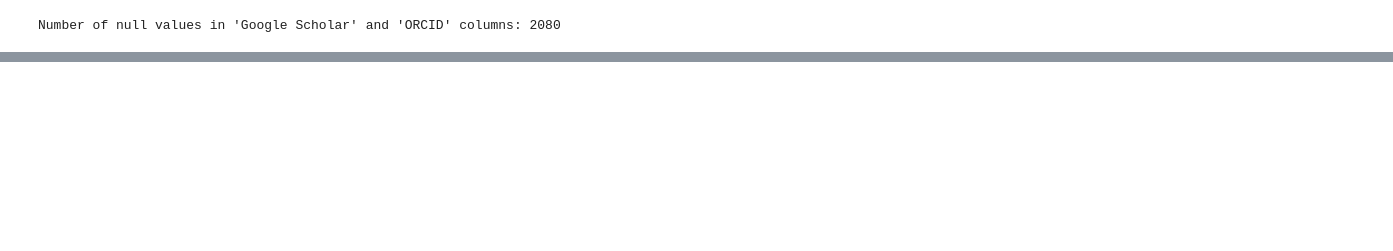
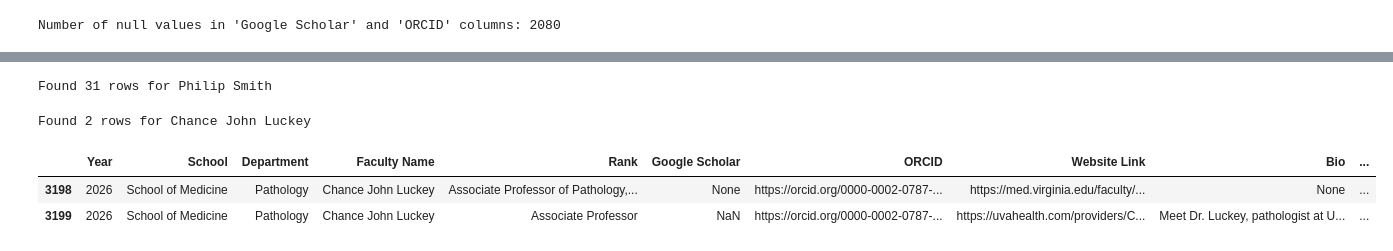
Before and after one commit to annayao0602/institute_network, a Jupyter notebook: department_cleaning.ipynb, the cells around one changed output, grey strips where cells are left out. Drawn from its saved outputs; the diff is of its cells as text; code cells hidden in the pictures; blank space fills up the shorter version.

```diff
--- a/department_cleaning.ipynb
+++ b/department_cleaning.ipynb
@@ -212,0 +218,26 @@ third_scrape.loc[third_scrape['Name'] == 'Christopher M. Moore', 'ORCID'] = '000
+# %%
+# change second christopher C. Moore (Assistant Professor) to christopher M. Moore (Assistant Professor) in the Faculty Name column
+third_scrape.loc[(third_scrape['Faculty Name'] == 'Christopher C. Moore') & (third_scrape['Rank'] == 'Assistant Professor'), 'Faculty Name'] = 'Christopher M. Moore'
+
+#change orcid for m moore to null
+third_scrape.loc[third_scrape['Faculty Name'] == 'Christopher M. Moore', 'ORCID'] = None
+# %%
+#search philip c smith
+philip_smith_rows = third_scrape[third_scrape["Faculty Name"].str.contains("Smith", case=False, na=False)]
+print(f"Found {len(philip_smith_rows)} rows for Philip Smith")
+philip_smith_rows
+
+third_scrape.loc[(third_scrape['Faculty Name'] == 'Philip C Smith') & (third_scrape['Rank'] == 'Associate Professor'), 'Faculty Name'] = 'Philip W. Smith'
+third_scrape.loc[third_scrape['Faculty Name'] == 'Philip C. Smith', 'ORCID'] = None
+# %% [output]
+Found 31 rows for Philip Smith
+# %%
+#search chance john luckey
+chance_luckey_rows = third_scrape[third_scrape["Faculty Name"].str.contains("Chance John Luckey", case=False, na=False)]
+print(f"Found {len(chance_luckey_rows)} rows for Chance John Luckey")
+chance_luckey_rows
+# %% [output]
+Found 2 rows for Chance John Luckey
+|  | Year | School | Department | Faculty Name | Rank | Google Scholar | ORCID | Website Link | Bio | ... |
+| 3198 | 2026 | School of Medicine | Pathology | Chance John Luckey | Associate Professor of Pathology,... | None | https://orcid.org/0000-0002-0787-... | https://med.virginia.edu/faculty/... | None | ... |
+| 3199 | 2026 | School of Medicine | Pathology | Chance John Luckey | Associate Professor | NaN | https://orcid.org/0000-0002-0787-... | https://uvahealth.com/providers/C... | Meet Dr. Luckey, pathologist at U... | ... |
```
Also changed, not shown: parts of 4 cells of this notebook, 2 other files.
